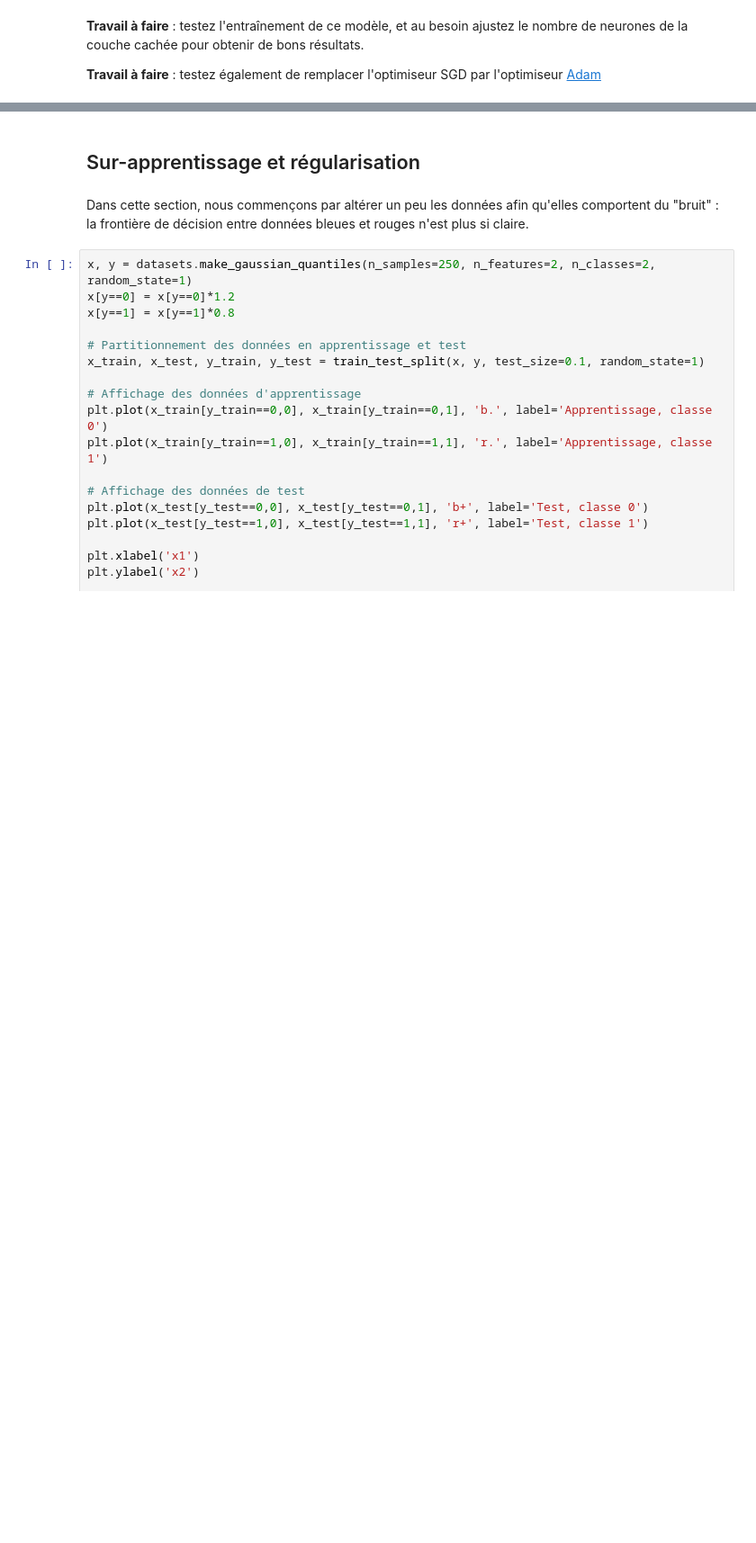
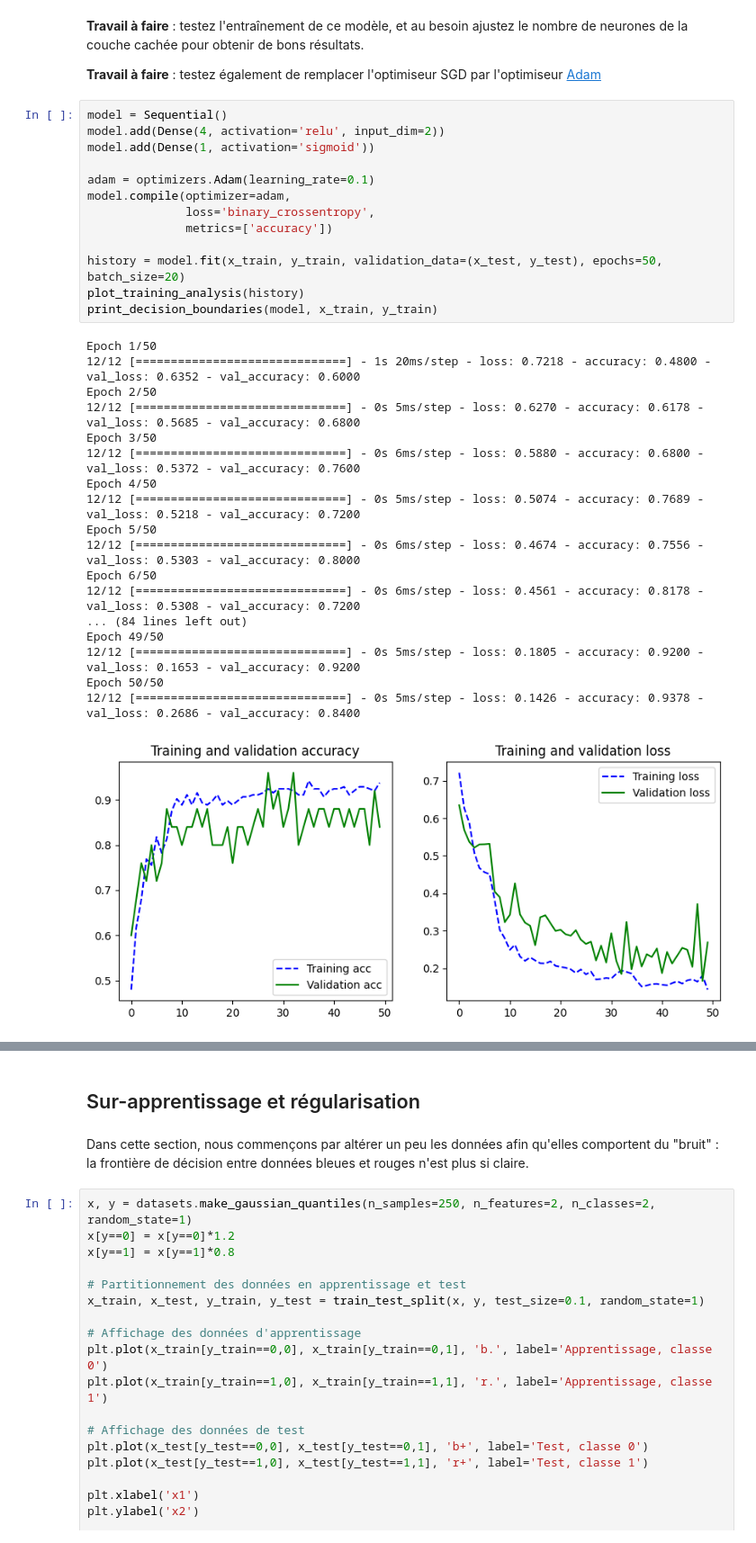
Before and after one commit to sully-vian/N7-1A, a Jupyter notebook: 1A/App/TP_5_Classification_avec_Keras_Tensorflow_Sujet.ipynb, the cells around one changed output, grey strips where cells are left out. Shown at 90% size. Cells and saved outputs as stored; diff of their text form; blank space fills up the shorter version.

```diff
--- a/1A/App/TP_5_Classification_avec_Keras_Tensorflow_Sujet.ipynb
+++ b/1A/App/TP_5_Classification_avec_Keras_Tensorflow_Sujet.ipynb
@@ -192,3 +288,35 @@ print_decision_boundaries(model, x_train, y_train)
 **Travail à faire** : testez l'entraînement de ce modèle, et au besoin ajustez le nombre de neurones de la couche cachée pour obtenir de bons résultats.
 
 **Travail à faire** : testez également de remplacer l'optimiseur SGD par l'optimiseur [Adam](https://keras.io/api/optimizers/adam/)
+# %%
+model = Sequential()
+model.add(Dense(4, activation='relu', input_dim=2))
+model.add(Dense(1, activation='sigmoid'))
+
+adam = optimizers.Adam(learning_rate=0.1)
+model.compile(optimizer=adam,
+              loss='binary_crossentropy',
+              metrics=['accuracy'])
+
+history = model.fit(x_train, y_train, validation_data=(x_test, y_test), epochs=50, batch_size=20)
+plot_training_analysis(history)
+print_decision_boundaries(model, x_train, y_train)
+# %% [output]
+Epoch 1/50
+12/12 [==============================] - 1s 20ms/step - loss: 0.7218 - accuracy: 0.4800 - val_loss: 0.6352 - val_accuracy: 0.6000
+Epoch 2/50
+12/12 [==============================] - 0s 5ms/step - loss: 0.6270 - accuracy: 0.6178 - val_loss: 0.5685 - val_accuracy: 0.6800
+Epoch 3/50
+12/12 [==============================] - 0s 6ms/step - loss: 0.5880 - accuracy: 0.6800 - val_loss: 0.5372 - val_accuracy: 0.7600
+Epoch 4/50
+12/12 [==============================] - 0s 5ms/step - loss: 0.5074 - accuracy: 0.7689 - val_loss: 0.5218 - val_accuracy: 0.7200
+Epoch 5/50
+12/12 [==============================] - 0s 6ms/step - loss: 0.4674 - accuracy: 0.7556 - val_loss: 0.5303 - val_accuracy: 0.8000
+Epoch 6/50
+12/12 [==============================] - 0s 6ms/step - loss: 0.4561 - accuracy: 0.8178 - val_loss: 0.5308 - val_accuracy: 0.7200
+... (84 lines left out)
+Epoch 49/50
+12/12 [==============================] - 0s 5ms/step - loss: 0.1805 - accuracy: 0.9200 - val_loss: 0.1653 - val_accuracy: 0.9200
+Epoch 50/50
+12/12 [==============================] - 0s 5ms/step - loss: 0.1426 - accuracy: 0.9378 - val_loss: 0.2686 - val_accuracy: 0.8400
+[figure, added]
```
Also changed, not shown: parts of 15 cells of this notebook.
